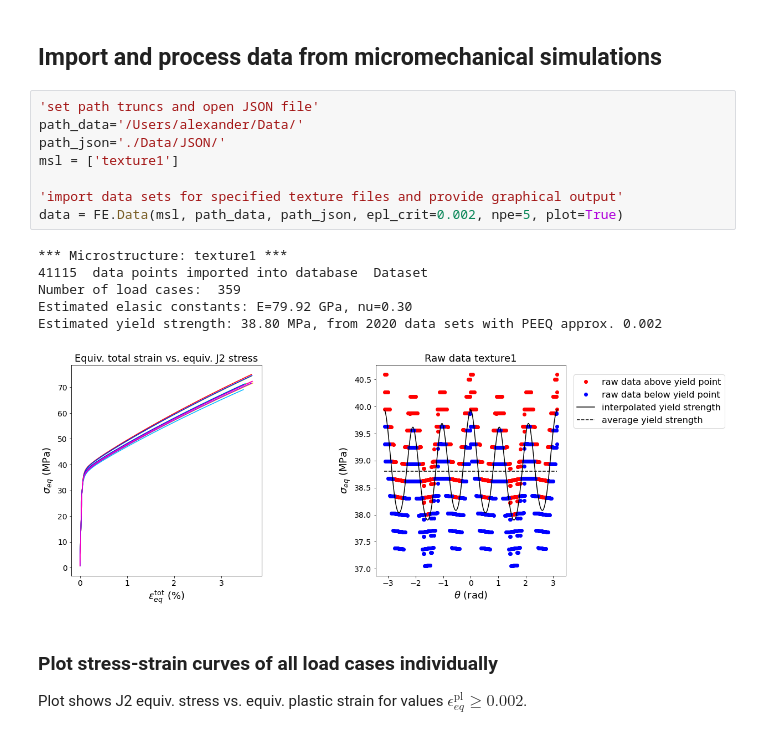
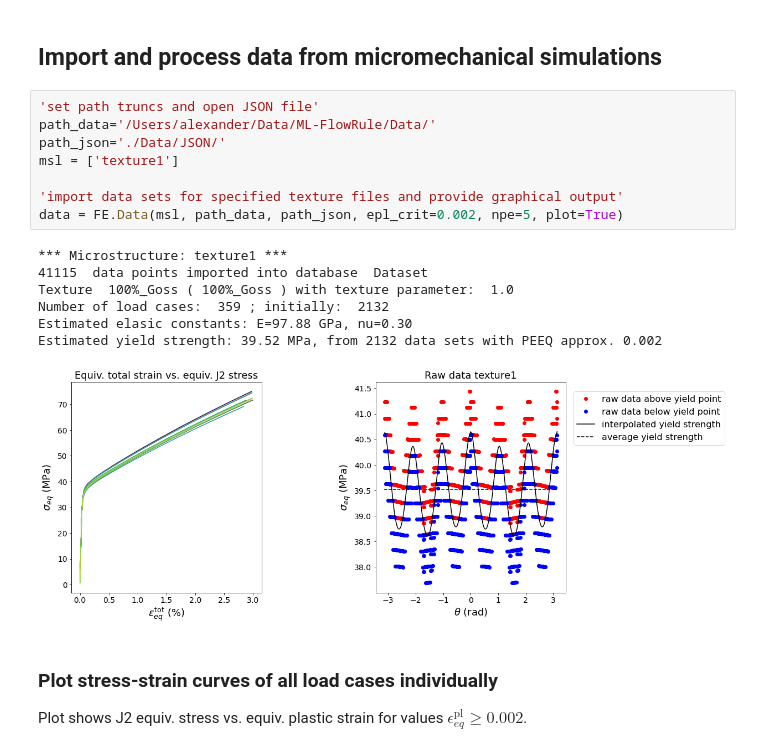
Before and after one commit to mfkiwl/pyLabFEA, a Jupyter notebook: pyLabFEA_ML-FlowRule-WH-v4.ipynb, the cells around one changed output. Drawn from its saved outputs; the diff is of its cells as text.

```diff
--- a/pyLabFEA_ML-FlowRule-WH-v4.ipynb
+++ b/pyLabFEA_ML-FlowRule-WH-v4.ipynb
@@ -556,19 +591,20 @@ With work hardening the stability of the ML material is further deminished.
 ## Import and process data from micromechanical simulations
 # %%
 'set path truncs and open JSON file'
-path_data='/Users/alexander/Data/'
+path_data='/Users/alexander/Data/ML-FlowRule/Data/'
 path_json='./Data/JSON/'
 msl = ['texture1']
 
 'import data sets for specified texture files and provide graphical output'
 data = FE.Data(msl, path_data, path_json, epl_crit=0.002, npe=5, plot=True)
 # %% [output]
 *** Microstructure: texture1 ***
 41115  data points imported into database  Dataset
-Number of load cases:  359
-Estimated elasic constants: E=79.92 GPa, nu=0.30
-Estimated yield strength: 38.80 MPa, from 2020 data sets with PEEQ approx. 0.002
+Texture  100%_Goss ( 100%_Goss ) with texture parameter:  1.0
+Number of load cases:  359 ; initially:  2132
+Estimated elasic constants: E=97.88 GPa, nu=0.30
+Estimated yield strength: 39.52 MPa, from 2132 data sets with PEEQ approx. 0.002
-[figure, old version]
+[figure, new version]
 # %% [markdown]
 ### Plot stress-strain curves of all load cases individually
 
```
Also changed, not shown: parts of 14 cells of this notebook, 20 other files.
